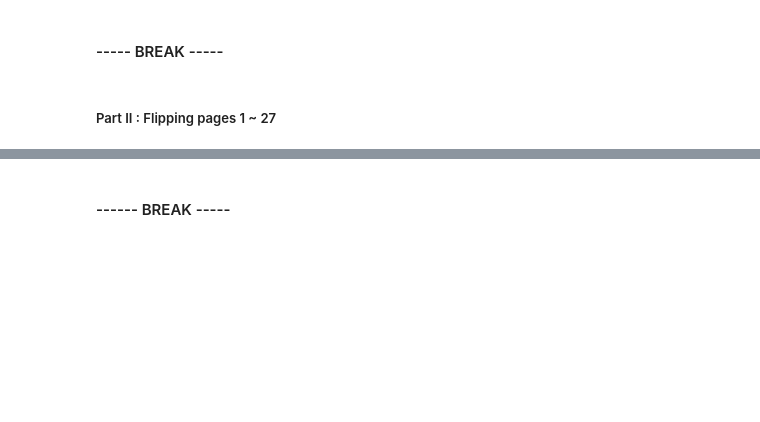
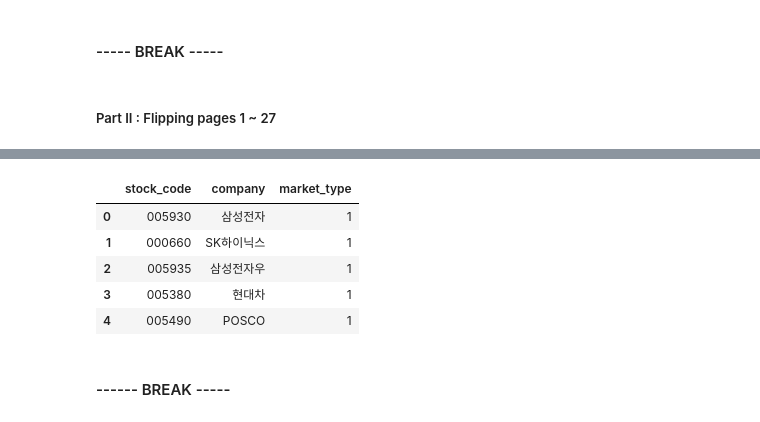
Before and after one commit to daesik82/ChargingBull, a Jupyter notebook: BigBull/crawler4piotrostki_universe.ipynb, the cells around one changed output, grey strips where cells are left out. Drawn from its saved outputs; the diff is of its cells as text; code cells hidden in the pictures; blank space fills up the shorter version.

```diff
--- a/BigBull/crawler4piotrostki_universe.ipynb
+++ b/BigBull/crawler4piotrostki_universe.ipynb
@@ -401,3 +404,12 @@ df_piotroski
+# %%
+stocks.head()
+# %% [output]
+|  | stock_code | company | market_type |
+| 0 | 005930 | 삼성전자 | 1 |
+| 1 | 000660 | SK하이닉스 | 1 |
+| 2 | 005935 | 삼성전자우 | 1 |
+| 3 | 005380 | 현대차 | 1 |
+| 4 | 005490 | POSCO | 1 |
 # %% [markdown]
 #### ------ BREAK -----
 # %% [markdown]
```
Also changed, not shown: parts of 18 cells of this notebook.
